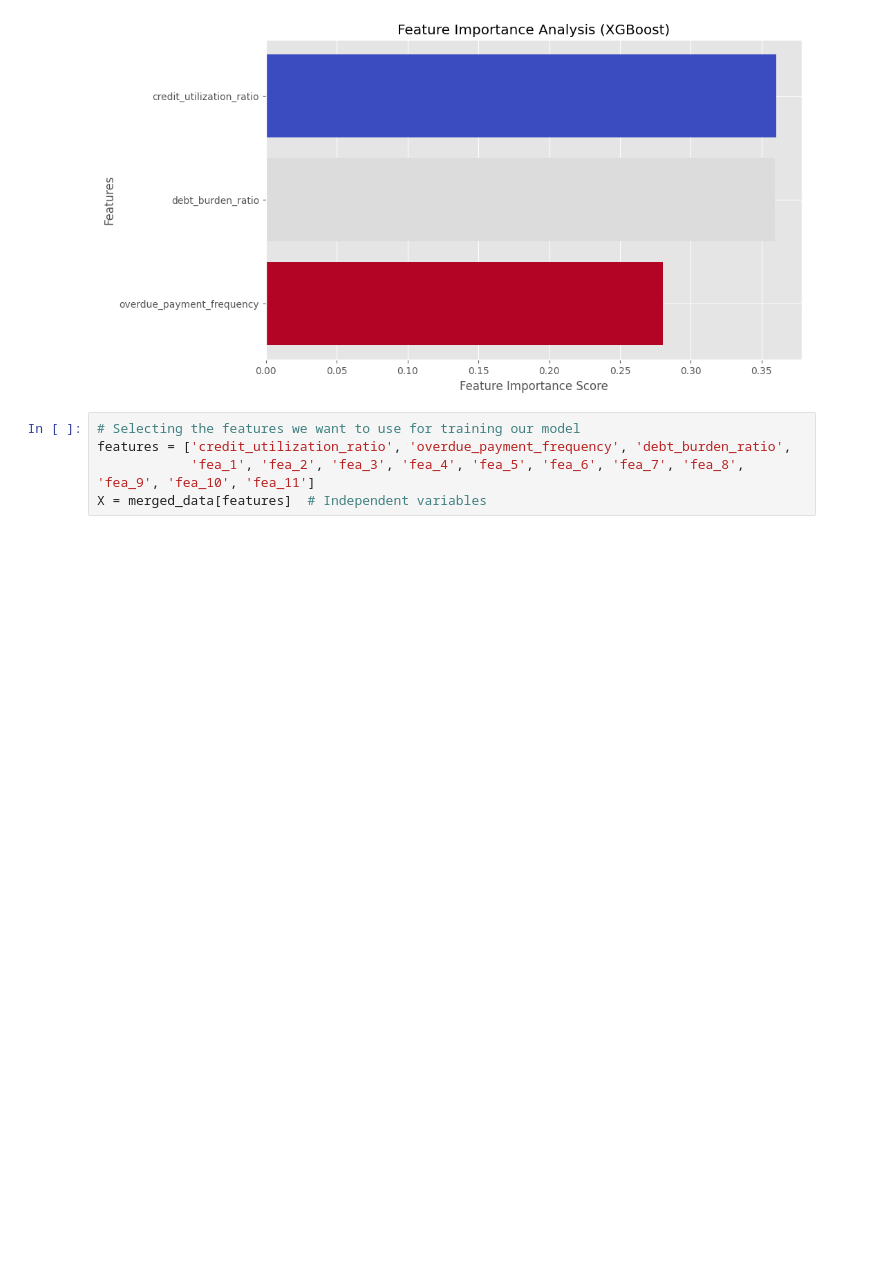
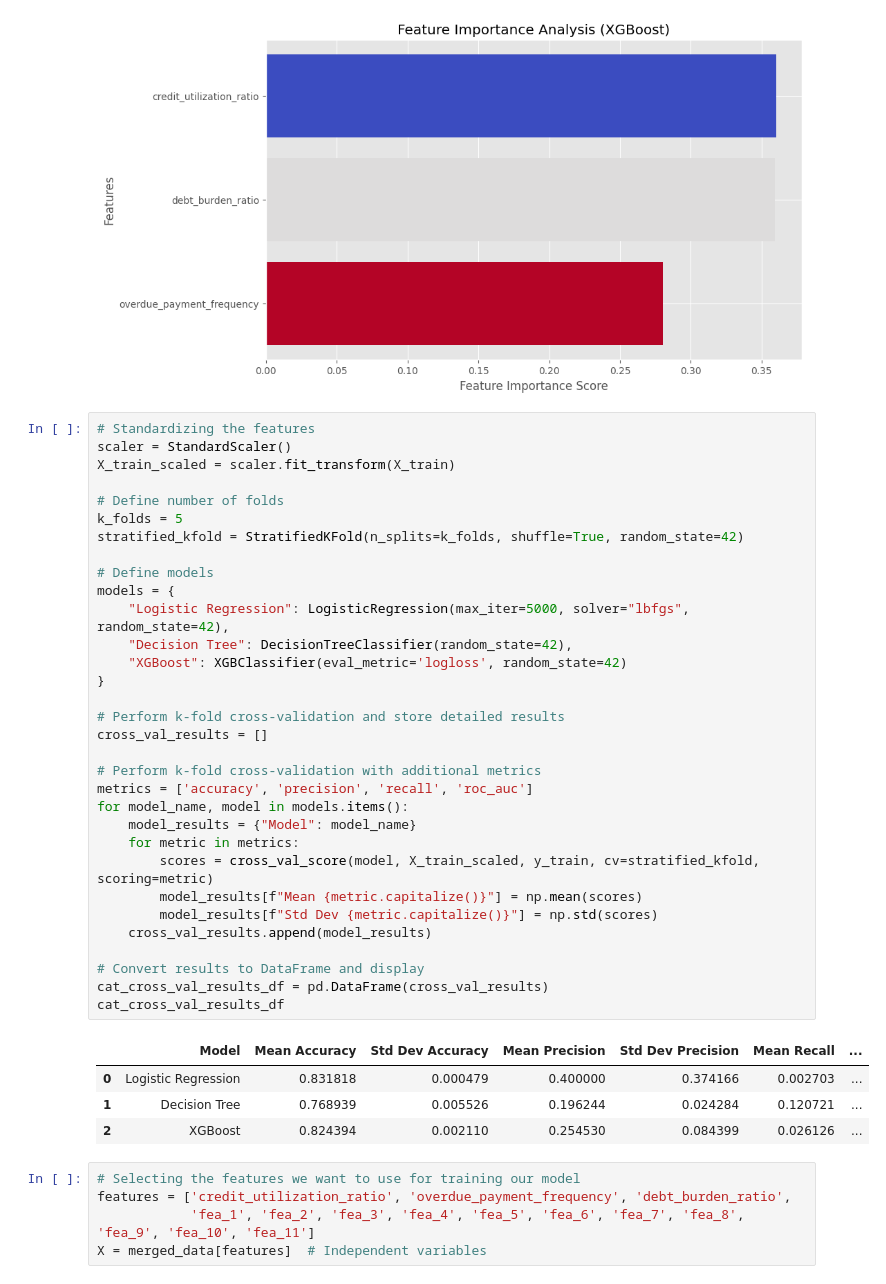
Before and after one commit to CooperCortinas/CreditRisk, a Jupyter notebook: CreditRisk.ipynb, the cells around one changed output. Cells and saved outputs as stored; diff of their text form; blank space fills up the shorter version.

```diff
--- a/CreditRisk.ipynb
+++ b/CreditRisk.ipynb
@@ -270,6 +270,43 @@ plt.style.use("ggplot")
 plt.show()
 # %% [output]
 [figure]
+# %%
+# Standardizing the features
+scaler = StandardScaler()
+X_train_scaled = scaler.fit_transform(X_train)
+
+# Define number of folds
+k_folds = 5
+stratified_kfold = StratifiedKFold(n_splits=k_folds, shuffle=True, random_state=42)
+
+# Define models
+models = {
+    "Logistic Regression": LogisticRegression(max_iter=5000, solver="lbfgs", random_state=42),
+    "Decision Tree": DecisionTreeClassifier(random_state=42),
+    "XGBoost": XGBClassifier(eval_metric='logloss', random_state=42)
+}
+
+# Perform k-fold cross-validation and store detailed results
+cross_val_results = []
+
+# Perform k-fold cross-validation with additional metrics
+metrics = ['accuracy', 'precision', 'recall', 'roc_auc']
+for model_name, model in models.items():
+    model_results = {"Model": model_name}
+    for metric in metrics:
+        scores = cross_val_score(model, X_train_scaled, y_train, cv=stratified_kfold, scoring=metric)
+        model_results[f"Mean {metric.capitalize()}"] = np.mean(scores)
+        model_results[f"Std Dev {metric.capitalize()}"] = np.std(scores)
+    cross_val_results.append(model_results)
+
+# Convert results to DataFrame and display
+cat_cross_val_results_df = pd.DataFrame(cross_val_results)
+cat_cross_val_results_df
+# %% [output]
+|  | Model | Mean Accuracy | Std Dev Accuracy | Mean Precision | Std Dev Precision | Mean Recall | ... |
+| 0 | Logistic Regression | 0.831818 | 0.000479 | 0.400000 | 0.374166 | 0.002703 | ... |
+| 1 | Decision Tree | 0.768939 | 0.005526 | 0.196244 | 0.024284 | 0.120721 | ... |
+| 2 | XGBoost | 0.824394 | 0.002110 | 0.254530 | 0.084399 | 0.026126 | ... |
 # %%
 # Selecting the features we want to use for training our model
 features = ['credit_utilization_ratio', 'overdue_payment_frequency', 'debt_burden_ratio',
```
Also changed, not shown: parts of 3 cells of this notebook.
